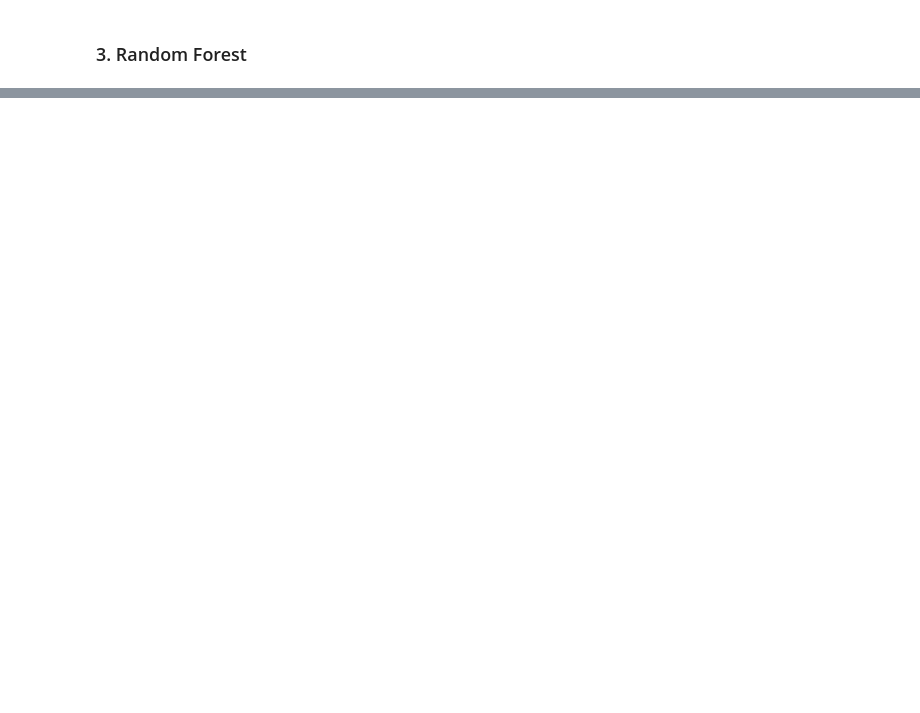
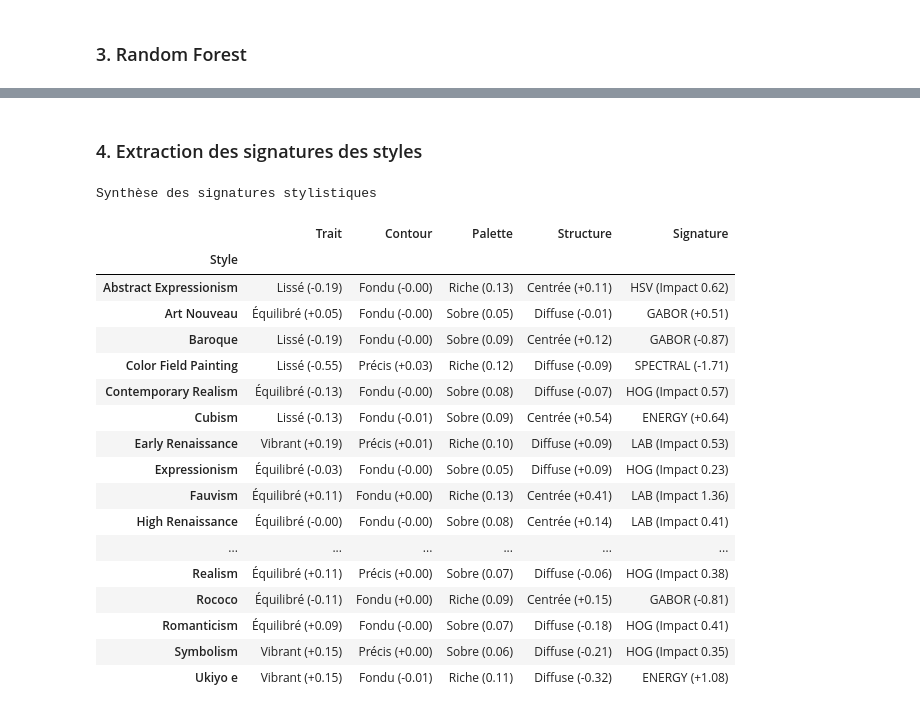
Before and after one commit to julietteabalain-cloud/Reconnaissance-de-mouvement-artistique, a Jupyter notebook: notebooks/4_RV-Classification_ML.ipynb, the cells around one changed output, grey strips where cells are left out. Cells and saved outputs as stored; diff of their text form; code cells hidden in the pictures; blank space fills up the shorter version.

Commit message:
Ajout random forest et signatures styles

```diff
--- a/notebooks/4_RV-Classification_ML.ipynb
+++ b/notebooks/4_RV-Classification_ML.ipynb
@@ -170,0 +308,43 @@ ml.plot_feature_importance(rf_model, feature_names)
+# %% [markdown]
+### 4. Extraction des signatures des styles
+# %%
+# Chargement et préparation des données (Train + Val)
+X_combined, y_combined, fold, X_test_s, y_test = ml.preparer_donnees_combinees(
+    df_vision,
+    "../results/CSV/final_frequency_features.csv"
+)
+
+# Récupération des noms de colonnes (features)
+drop_cols = ['filename', 'split', 'style_name']
+feature_names = [c for c in df_vision.columns if c not in drop_cols] + \
+                [c for c in pd.read_csv("../results/CSV/final_frequency_features.csv").columns if c not in drop_cols]
+
+# Calcul des signatures moyennes par style
+signatures = ml.extraire_signatures_styles(X_combined, y_combined, feature_names)
+
+# Génération du tableau final pédagogique
+df_final = ml.generer_tableau_synthese_evolue(signatures)
+
+# Affichage
+print("Synthèse des signatures stylistiques")
+display(df_final)
+# %% [output]
+Synthèse des signatures stylistiques
+|  | Trait | Contour | Palette | Structure | Signature |
+| Style |  |  |  |  |  |
+| Abstract Expressionism | Lissé (-0.19) | Fondu (-0.00) | Riche (0.13) | Centrée (+0.11) | HSV (Impact 0.62) |
+| Art Nouveau | Équilibré (+0.05) | Fondu (-0.00) | Sobre (0.05) | Diffuse (-0.01) | GABOR (+0.51) |
+| Baroque | Lissé (-0.19) | Fondu (-0.00) | Sobre (0.09) | Centrée (+0.12) | GABOR (-0.87) |
+| Color Field Painting | Lissé (-0.55) | Précis (+0.03) | Riche (0.12) | Diffuse (-0.09) | SPECTRAL (-1.71) |
+| Contemporary Realism | Équilibré (-0.13) | Fondu (-0.00) | Sobre (0.08) | Diffuse (-0.07) | HOG (Impact 0.57) |
+| Cubism | Lissé (-0.13) | Fondu (-0.01) | Sobre (0.09) | Centrée (+0.54) | ENERGY (+0.64) |
+| Early Renaissance | Vibrant (+0.19) | Précis (+0.01) | Riche (0.10) | Diffuse (+0.09) | LAB (Impact 0.53) |
+| Expressionism | Équilibré (-0.03) | Fondu (-0.00) | Sobre (0.05) | Diffuse (+0.09) | HOG (Impact 0.23) |
+| Fauvism | Équilibré (+0.11) | Fondu (+0.00) | Riche (0.13) | Centrée (+0.41) | LAB (Impact 1.36) |
+| High Renaissance | Équilibré (-0.00) | Fondu (-0.00) | Sobre (0.08) | Centrée (+0.14) | LAB (Impact 0.41) |
+| ... | ... | ... | ... | ... | ... |
+| Realism | Équilibré (+0.11) | Précis (+0.00) | Sobre (0.07) | Diffuse (-0.06) | HOG (Impact 0.38) |
+| Rococo | Équilibré (-0.11) | Fondu (+0.00) | Riche (0.09) | Centrée (+0.15) | GABOR (-0.81) |
+| Romanticism | Équilibré (+0.09) | Fondu (-0.00) | Sobre (0.07) | Diffuse (-0.18) | HOG (Impact 0.41) |
+| Symbolism | Vibrant (+0.15) | Précis (+0.00) | Sobre (0.06) | Diffuse (-0.21) | HOG (Impact 0.35) |
+| Ukiyo e | Vibrant (+0.15) | Fondu (-0.01) | Riche (0.11) | Diffuse (-0.32) | ENERGY (+1.08) |
```
Also changed, not shown: parts of 17 cells of this notebook, 1 other file.
